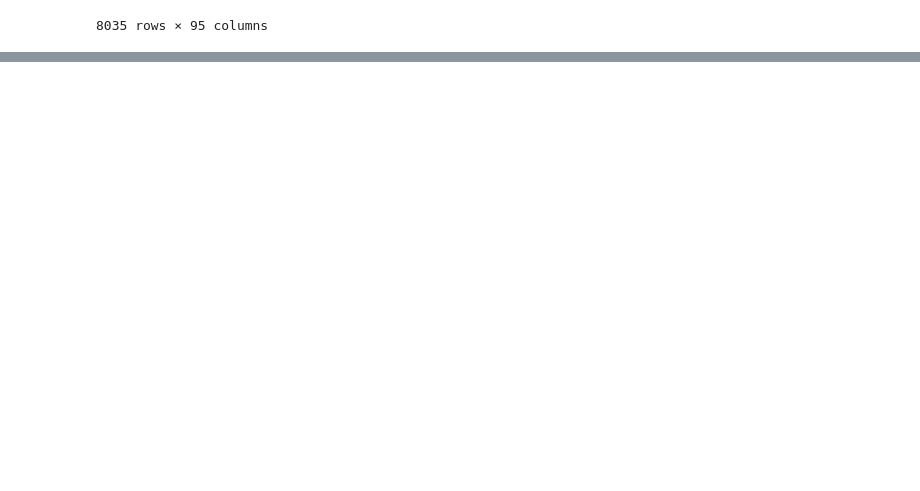
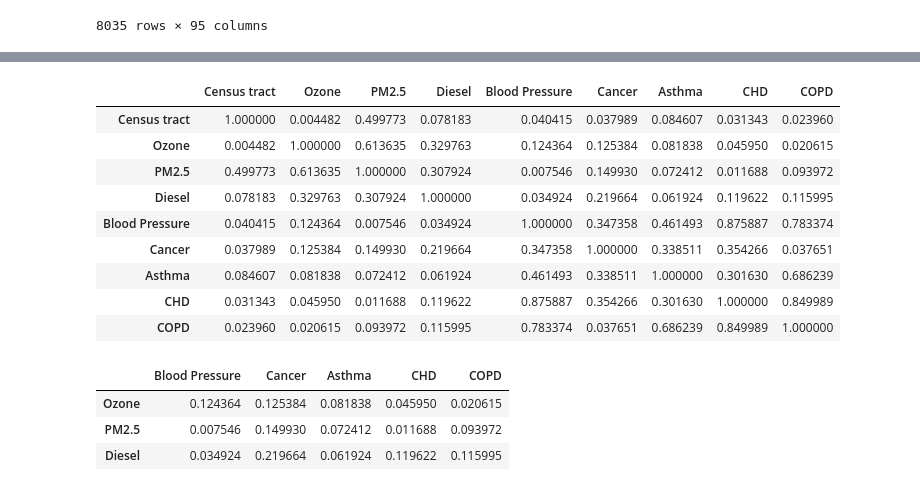
Before and after one commit to kevinmarlis/air-pollution-and-health, a Jupyter notebook: CDC and CES.ipynb, the cells around one changed output, grey strips where cells are left out. Cells and saved outputs as stored; diff of their text form; code cells hidden in the pictures; blank space fills up the shorter version.

```diff
--- a/CDC and CES.ipynb
+++ b/CDC and CES.ipynb
@@ -105,0 +232,11 @@ len(union_tracts)
+# %%
+convert_dict = {'Census tract': int,
+                'Blood Pressure': float,
+                'Cancer': float,
+                'Asthma': float,
+                'CHD': float,
+                'COPD': float,
+               }
+
+combined_data_df = combined_data_df.astype(convert_dict)
+combined_data_df.dtypes
@@ -105,0 +254,23 @@ len(union_tracts)
+# %%
+correlation = combined_data_df.corr().abs()
+correlation
+# %% [output]
+|  | Census tract | Ozone | PM2.5 | Diesel | Blood Pressure | Cancer | Asthma | CHD | COPD |
+| Census tract | 1.000000 | 0.004482 | 0.499773 | 0.078183 | 0.040415 | 0.037989 | 0.084607 | 0.031343 | 0.023960 |
+| Ozone | 0.004482 | 1.000000 | 0.613635 | 0.329763 | 0.124364 | 0.125384 | 0.081838 | 0.045950 | 0.020615 |
+| PM2.5 | 0.499773 | 0.613635 | 1.000000 | 0.307924 | 0.007546 | 0.149930 | 0.072412 | 0.011688 | 0.093972 |
+| Diesel | 0.078183 | 0.329763 | 0.307924 | 1.000000 | 0.034924 | 0.219664 | 0.061924 | 0.119622 | 0.115995 |
+| Blood Pressure | 0.040415 | 0.124364 | 0.007546 | 0.034924 | 1.000000 | 0.347358 | 0.461493 | 0.875887 | 0.783374 |
+| Cancer | 0.037989 | 0.125384 | 0.149930 | 0.219664 | 0.347358 | 1.000000 | 0.338511 | 0.354266 | 0.037651 |
+| Asthma | 0.084607 | 0.081838 | 0.072412 | 0.061924 | 0.461493 | 0.338511 | 1.000000 | 0.301630 | 0.686239 |
+| CHD | 0.031343 | 0.045950 | 0.011688 | 0.119622 | 0.875887 | 0.354266 | 0.301630 | 1.000000 | 0.849989 |
+| COPD | 0.023960 | 0.020615 | 0.093972 | 0.115995 | 0.783374 | 0.037651 | 0.686239 | 0.849989 | 1.000000 |
+# %%
+correlation = correlation.drop(correlation.index[[0,4,5,6,7,8]])
+correlation = correlation.drop(correlation.columns[[0,1,2,3]], axis=1)
+correlation
+# %% [output]
+|  | Blood Pressure | Cancer | Asthma | CHD | COPD |
+| Ozone | 0.124364 | 0.125384 | 0.081838 | 0.045950 | 0.020615 |
+| PM2.5 | 0.007546 | 0.149930 | 0.072412 | 0.011688 | 0.093972 |
+| Diesel | 0.034924 | 0.219664 | 0.061924 | 0.119622 | 0.115995 |
```
Also changed, not shown: parts of 23 cells of this notebook, 6 other files.
